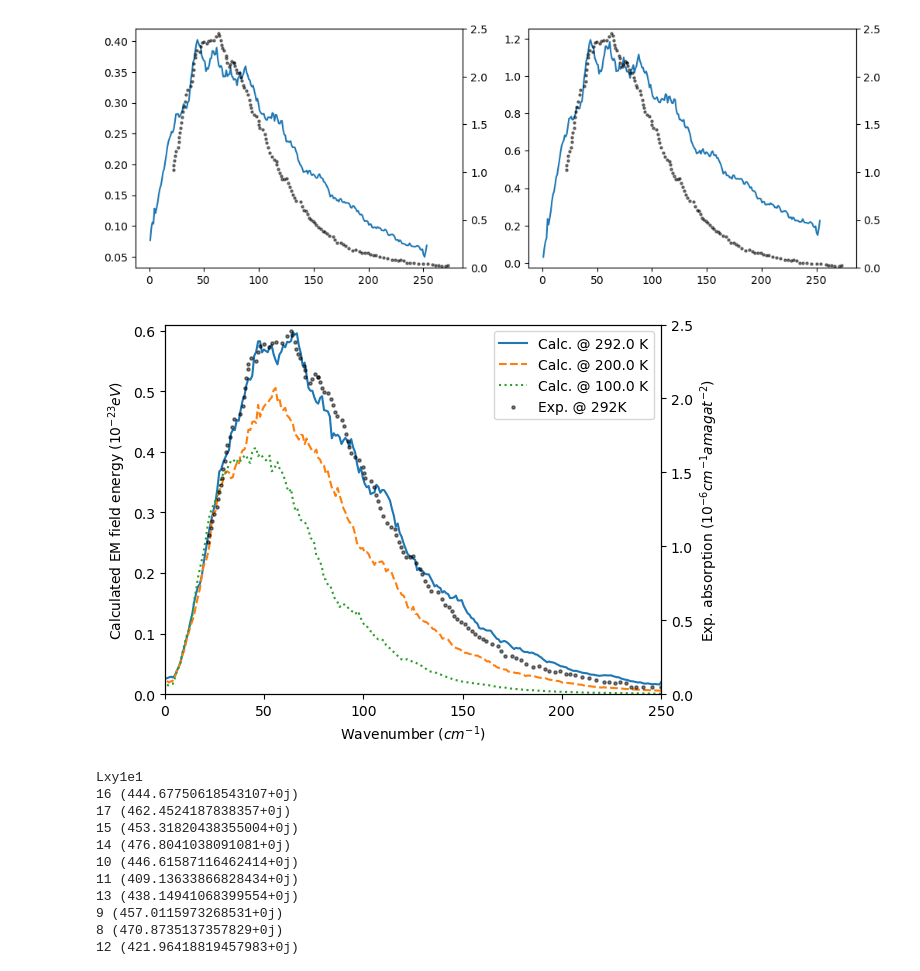
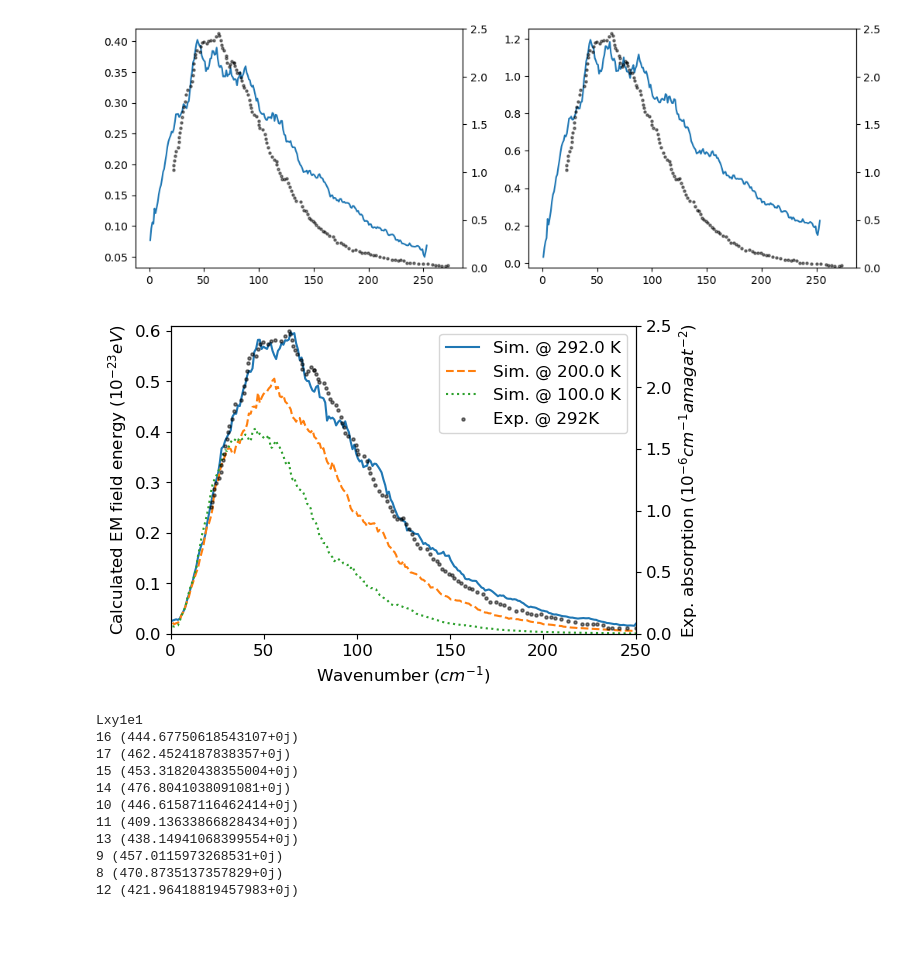
Before and after one commit to RibeiroGroup/Molecular-Dynamics-for-CIS, a Jupyter notebook: src/analyze_monte_carlo.ipynb, the cells around one changed output. Cells and saved outputs as stored; diff of their text form; code cells hidden in the pictures; blank space fills up the shorter version.

```diff
--- a/src/analyze_monte_carlo.ipynb
+++ b/src/analyze_monte_carlo.ipynb
@@ -231,7 +231,8 @@ ax[1].plot(o, f, label = "abs")
 # %%
 ## from copy import deepcopy
 
-fig,ax = plt.subplots()
+fig,ax = plt.subplots(figsize = (6,4))
+plt.rcParams.update({'font.size': 12})
 
 # plotting the experimental dataset
 tax = ax.twinx()
@@ -261,35 +262,35 @@ for i,(temp, freefield_result_path) in enumerate(FREEFIELD_RESULT_512_DICT.items
         omega_profile, rad_profile1 = spectra_utils.field_spectra(
             freefield_result_dict,
             convert_function = {
                 'energy': red.convert_energy,
                 'wavenumber':red.convert_wavenumber},
             mode = 'std'
         )
         rad_profile.append(rad_profile1)
 
         del freefield_result_dict
 
     rad_profile = np.mean(rad_profile, axis = 0)
     rad_profile *= 1e23
     o, f = moving_average(omega_profile, rad_profile, w = 10)
-    ax.plot(o, f, label = "Calc. @ {} K".format(temp), linestyle = linestyle_list[i])
+    ax.plot(o, f, label = "Sim. @ {} K".format(temp), linestyle = linestyle_list[i])
 
     if temp == '100.0':
         rad_profile100 = f
         omega_profile100 = o
 
 ax.scatter([], [], s = 5, alpha = 0.5, c = 'black', label = 'Exp. @ 292K')
 ax.legend()
     #loc='lower center', bbox_to_anchor=(0.5, 0.88), ncol=3)
 
 ax.set_xlim(0,250)
 ax.set_ylim(0.0, 0.61)
 ax.set_ylabel(r"Calculated EM field energy $(10^{-23} eV)$")
 ax.set_xlabel(r"Wavenumber $(cm^{-1})$")
 
 fig.savefig(fig_root + "free_spectrum.jpeg",dpi = 600, bbox_inches = 'tight')
 # %% [output]
-[figure, old version]
+[figure, new version]
 # %%
 for i, (temp, cavityfield_result_path) in enumerate(CAVITYFIELD_RESULT_512b_DICT.items()):
     print(temp)
```
Also changed, not shown: parts of 4 cells of this notebook, 6 other files.
